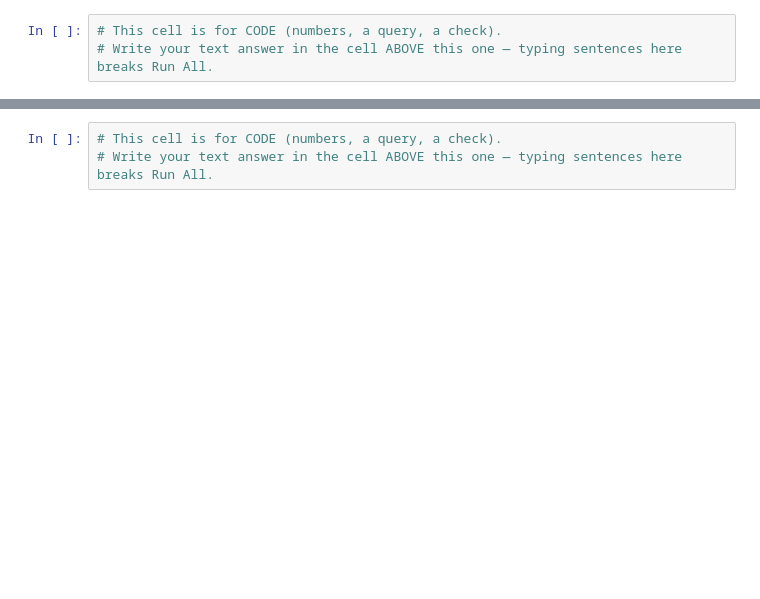
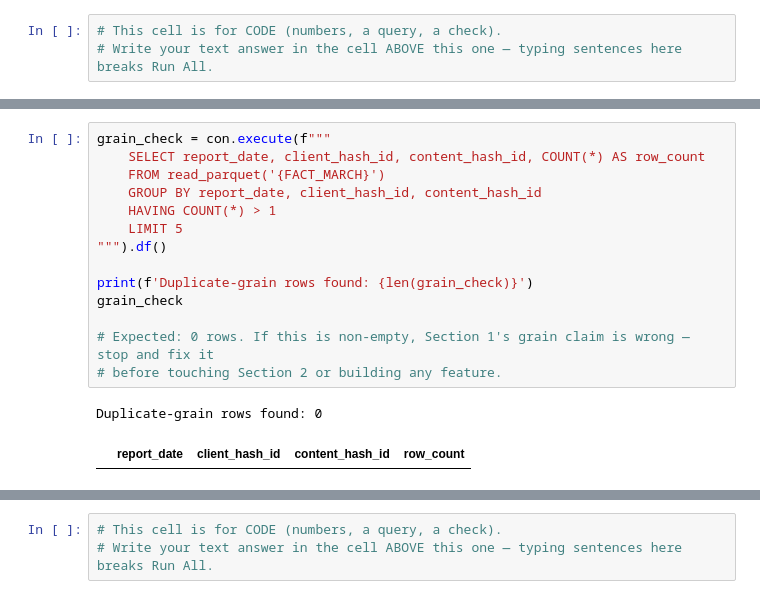
Before and after one commit to Kobeyvines/flyrank, a Jupyter notebook: work/notebooks/w03_data_contract.ipynb, the cells around one changed output, grey strips where cells are left out. Cells and saved outputs as stored; diff of their text form; blank space fills up the shorter version.

```diff
--- a/work/notebooks/w03_data_contract.ipynb
+++ b/work/notebooks/w03_data_contract.ipynb
@@ -26,0 +165,17 @@ This skeleton is yours to fill. Work the sections **in order** — each one has
+# %%
+grain_check = con.execute(f"""
+    SELECT report_date, client_hash_id, content_hash_id, COUNT(*) AS row_count
+    FROM read_parquet('{FACT_MARCH}')
+    GROUP BY report_date, client_hash_id, content_hash_id
+    HAVING COUNT(*) > 1
+    LIMIT 5
+""").df()
+
+print(f'Duplicate-grain rows found: {len(grain_check)}')
+grain_check
+
+# Expected: 0 rows. If this is non-empty, Section 1's grain claim is wrong — stop and fix it
+# before touching Section 2 or building any feature.
+# %% [output]
+Duplicate-grain rows found: 0
+|  | report_date | client_hash_id | content_hash_id | row_count |
```
Also changed, not shown: parts of 26 cells of this notebook.
